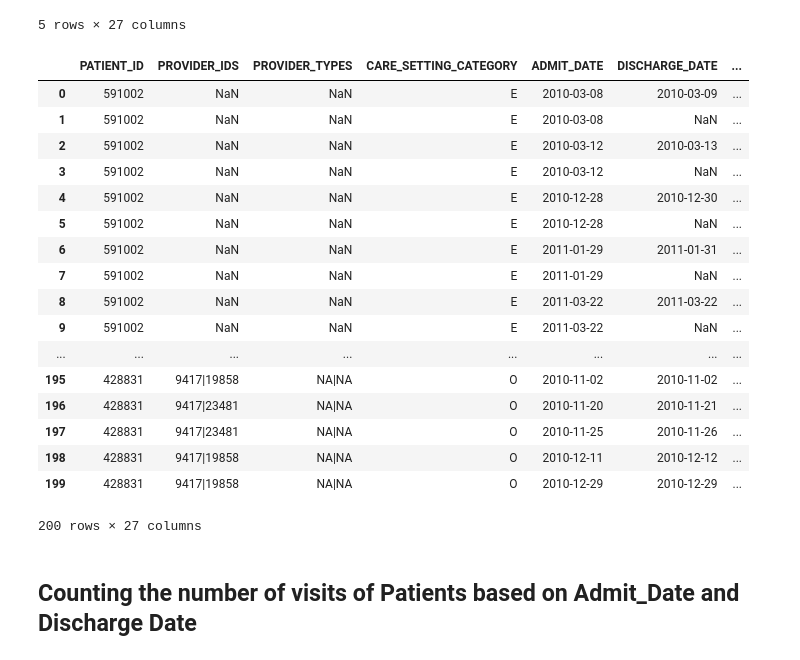
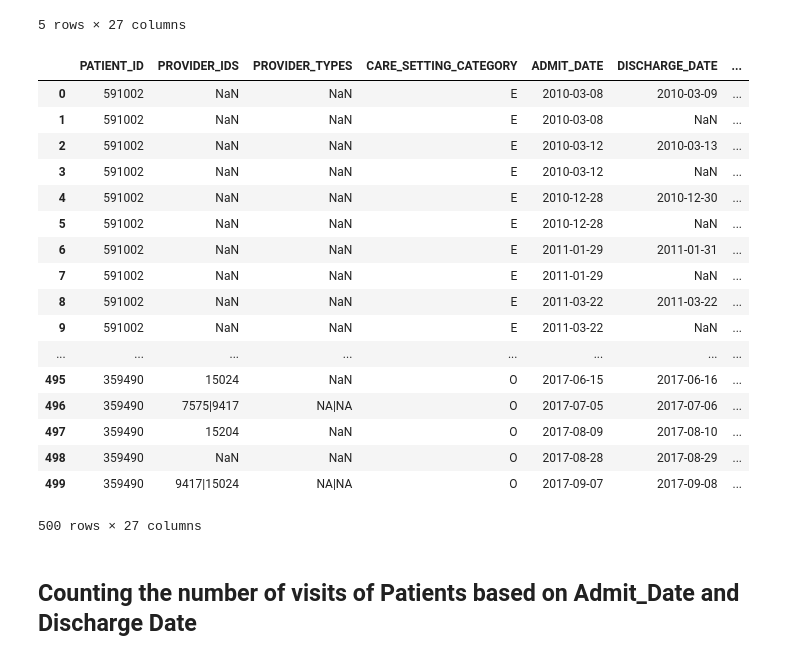
Before and after one commit to mkraunak/Predictive_Analytics-in-HealthCare, a Jupyter notebook: Data merging and cleaning task-RA.ipynb, the cells around one changed output. Cells and saved outputs as stored; diff of their text form; code cells hidden in the pictures.

```diff
--- a/Data merging and cleaning task-RA.ipynb
+++ b/Data merging and cleaning task-RA.ipynb
@@ -31,26 +33,26 @@ df.head()
 | 4 | 591002 | NaN | NaN | E | 2010-12-28 | 2010-12-30 | ... |
 5 rows × 27 columns
 # %%
-df.head(200)
+df.head(500)
 # %% [output]
 |  | PATIENT_ID | PROVIDER_IDS | PROVIDER_TYPES | CARE_SETTING_CATEGORY | ADMIT_DATE | DISCHARGE_DATE | ... |
 | 0 | 591002 | NaN | NaN | E | 2010-03-08 | 2010-03-09 | ... |
 | 1 | 591002 | NaN | NaN | E | 2010-03-08 | NaN | ... |
 | 2 | 591002 | NaN | NaN | E | 2010-03-12 | 2010-03-13 | ... |
 | 3 | 591002 | NaN | NaN | E | 2010-03-12 | NaN | ... |
 | 4 | 591002 | NaN | NaN | E | 2010-12-28 | 2010-12-30 | ... |
 | 5 | 591002 | NaN | NaN | E | 2010-12-28 | NaN | ... |
 | 6 | 591002 | NaN | NaN | E | 2011-01-29 | 2011-01-31 | ... |
 | 7 | 591002 | NaN | NaN | E | 2011-01-29 | NaN | ... |
 | 8 | 591002 | NaN | NaN | E | 2011-03-22 | 2011-03-22 | ... |
 | 9 | 591002 | NaN | NaN | E | 2011-03-22 | NaN | ... |
 | ... | ... | ... | ... | ... | ... | ... | ... |
-| 195 | 428831 | 9417|19858 | NA|NA | O | 2010-11-02 | 2010-11-02 | ... |
-| 196 | 428831 | 9417|23481 | NA|NA | O | 2010-11-20 | 2010-11-21 | ... |
-| 197 | 428831 | 9417|23481 | NA|NA | O | 2010-11-25 | 2010-11-26 | ... |
-| 198 | 428831 | 9417|19858 | NA|NA | O | 2010-12-11 | 2010-12-12 | ... |
-| 199 | 428831 | 9417|19858 | NA|NA | O | 2010-12-29 | 2010-12-29 | ... |
+| 495 | 359490 | 15024 | NaN | O | 2017-06-15 | 2017-06-16 | ... |
+| 496 | 359490 | 7575|9417 | NA|NA | O | 2017-07-05 | 2017-07-06 | ... |
+| 497 | 359490 | 15204 | NaN | O | 2017-08-09 | 2017-08-10 | ... |
+| 498 | 359490 | NaN | NaN | O | 2017-08-28 | 2017-08-29 | ... |
+| 499 | 359490 | 9417|15024 | NA|NA | O | 2017-09-07 | 2017-09-08 | ... |
-200 rows × 27 columns
+500 rows × 27 columns
 # %% [markdown]
 ## Counting the number of visits of Patients based on Admit_Date and Discharge Date
 # %%
```
Also changed, not shown: parts of 72 cells of this notebook.
